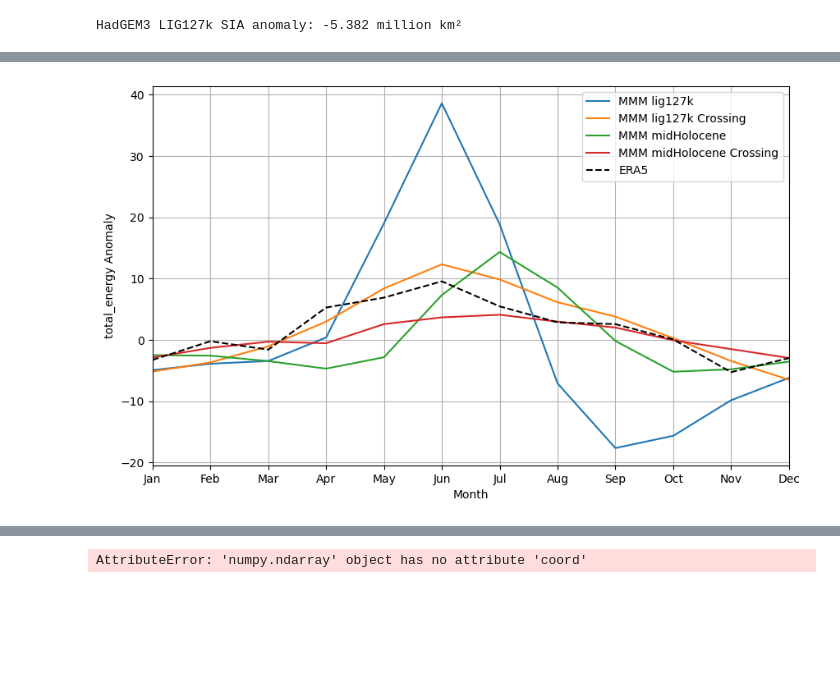
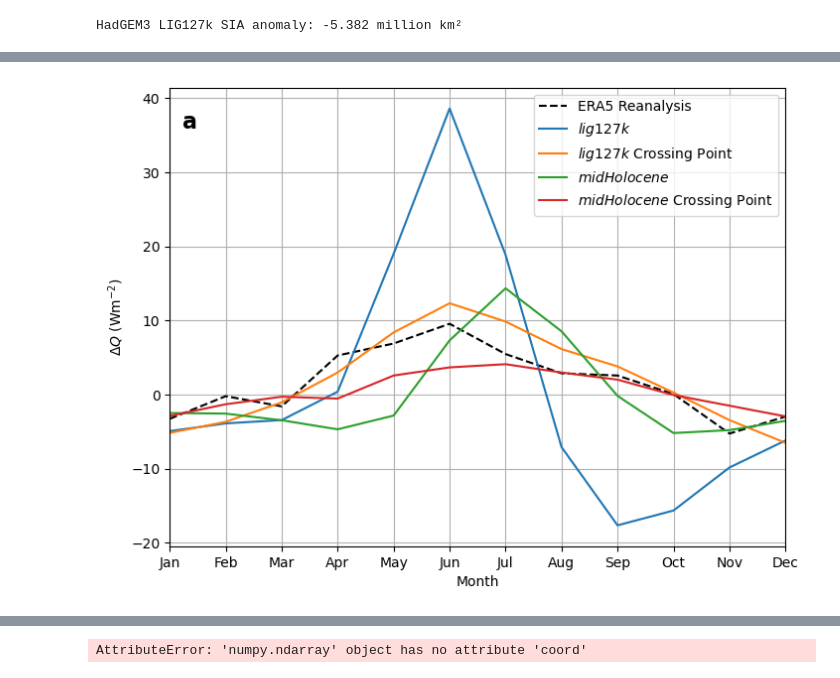
Before and after one commit to mattpollock100/FutureComparisons, a Jupyter notebook: 1pctCO2_EnergyBudget_single_model.ipynb, the cells around one changed output, grey strips where cells are left out. Cells and saved outputs as stored; diff of their text form; code cells hidden in the pictures; blank space fills up the shorter version.

```diff
--- a/1pctCO2_EnergyBudget_single_model.ipynb
+++ b/1pctCO2_EnergyBudget_single_model.ipynb
@@ -970,14 +970,14 @@ if not pickle_load: #don't plot if loading from pickle, as the cubes needed for
         paleo2_plot_mmm /= len(models)
     control_plot_mmm /= len(models)
     plt.figure(figsize=(10,6))
-    plt.title(f'Model Mean Minimum SIA Time Series')
+    #plt.title(f'Model Mean Minimum SIA Time Series')
     plt.plot(transient_plot_mmm, label=transient)
     plt.plot(paleo_plot_mmm, label=paleo)
     if paleo2:
         plt.plot(paleo2_plot_mmm, label=paleo2)
     plt.plot(control_plot_mmm, label=control)
     plt.xlabel('Model Years')
-    plt.ylabel('Sea Ice Area (million km²)')
+    plt.ylabel('Summer Minimum Sea Ice Area (Mkm²)')
     plt.legend()
     plt.show()
 # %%
@@ -2349,6 +2362,6 @@ def plot_model_obs(obs_ts, model_var, start_year, end_year, ylabel=None, month_w
     plt.show()
 # %%
 
-plot_model_obs(total_ocean_ts, 'total_energy', start_year, end_year)
+plot_model_obs('total_energy', start_year, end_year, var_ts = total_ocean_ts, ylabel='$\Delta Q$ (Wm$^{-2}$)', panel_letter='a')
 # %% [output]
-[figure, old version]
+[figure, new version]
```
Also changed, not shown: parts of 19 cells of this notebook.
